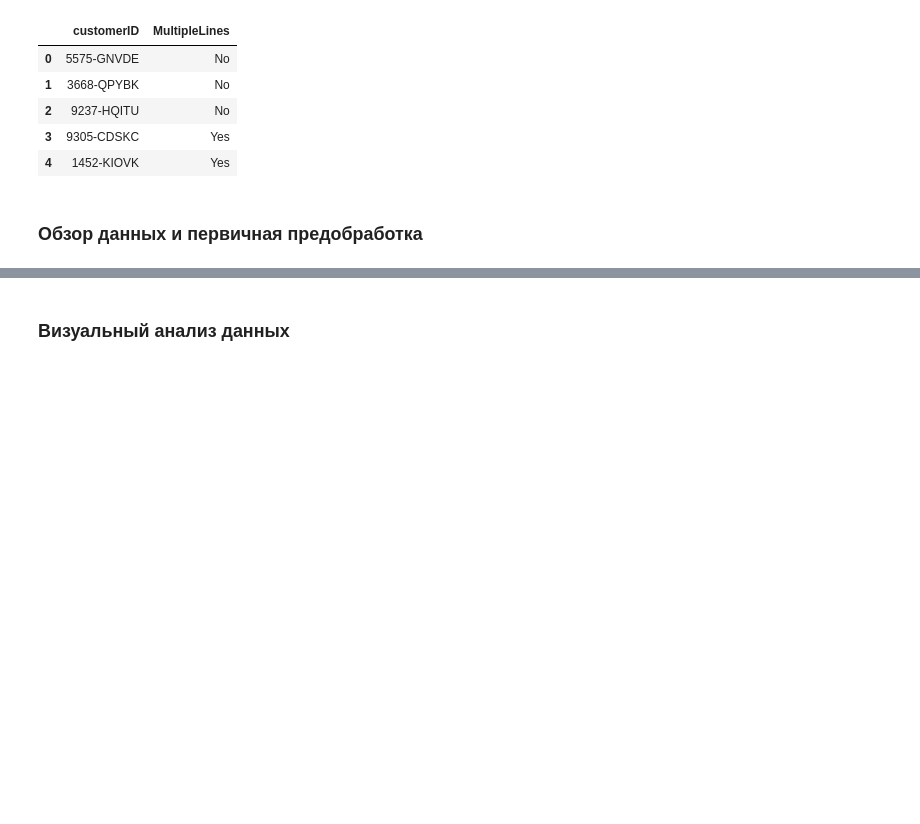
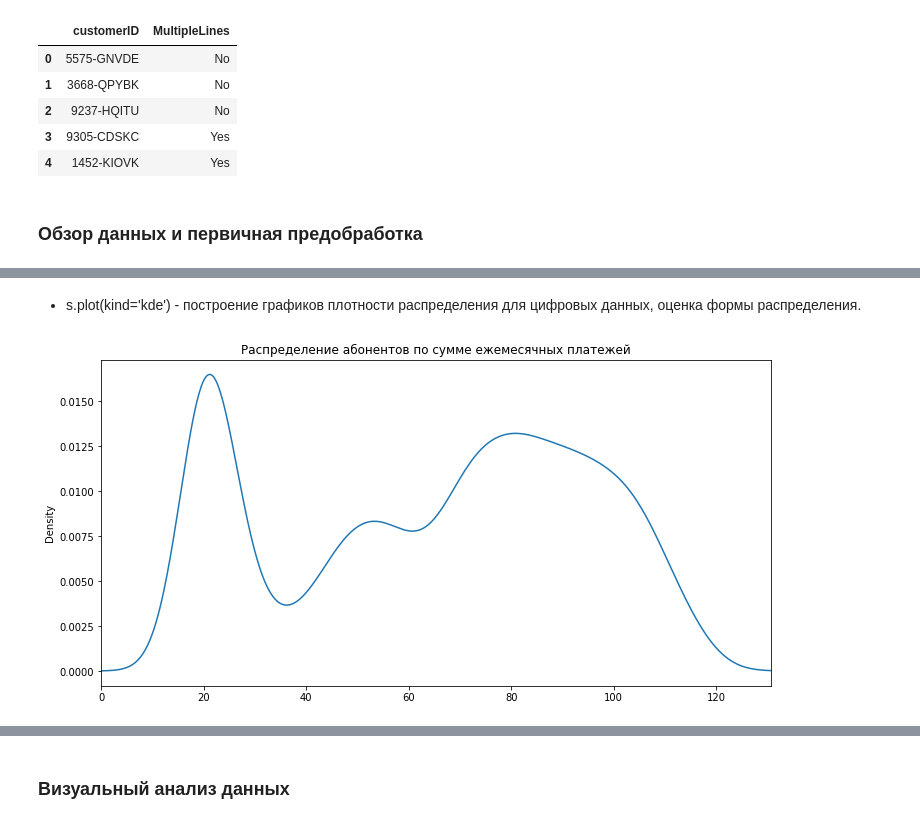
Before and after one commit to mvakhmenin/Yandex.Practicum, a Jupyter notebook: Финальный проект - прогнозирование оттока клиентов/jn.ipynb, the cells around one changed output, grey strips where cells are left out. Drawn from its saved outputs; the diff is of its cells as text; code cells hidden in the pictures; blank space fills up the shorter version.

```diff
--- a/Финальный проект - прогнозирование оттока клиентов/jn.ipynb
+++ b/Финальный проект - прогнозирование оттока клиентов/jn.ipynb
@@ -9,3 +10,5 @@ import matplotlib.pyplot as plt
+# %%
+plt.rcParams['figure.figsize'] = (12,6)
 # %% [markdown]
 ## Исследовательский анализ данных
 # %% [markdown]
@@ -74,0 +94,9 @@ df_phone.head()
+# %%
+def is_churn(x):
+    if x == 'No':
+        return 0
+    else: return 1
+# %%
+df_contract.TotalCharges = df_contract.TotalCharges.str.replace(' ', '0').astype(float)
+df_contract.BeginDate = pd.to_datetime(df_contract.BeginDate)
+df_contract['Churn'] = df_contract.EndDate.apply(is_churn)
@@ -74,0 +193,10 @@ df_phone.head()
+# %% [markdown]
+* s.plot(kind='kde') - построение графиков плотности распределения для цифровых данных, оценка формы распределения.
+# %%
+df_contract['MonthlyCharges'].plot(kind='kde',
+                                   title='Распределение абонентов по сумме ежемесячных платежей',
+                                   xlim=(0, df_contract['MonthlyCharges'].max()*1.1)
+                                   )
+None
+# %% [output]
+[figure, added]
```
Also changed, not shown: parts of 33 cells of this notebook.
